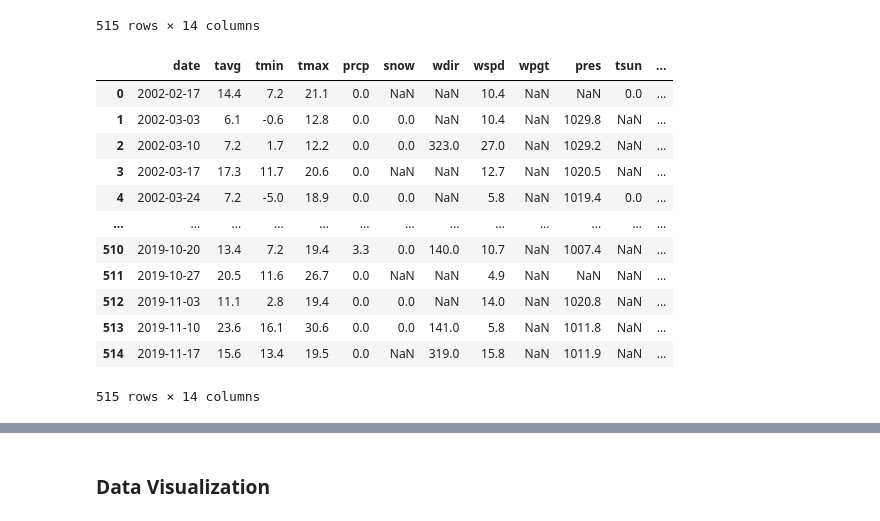
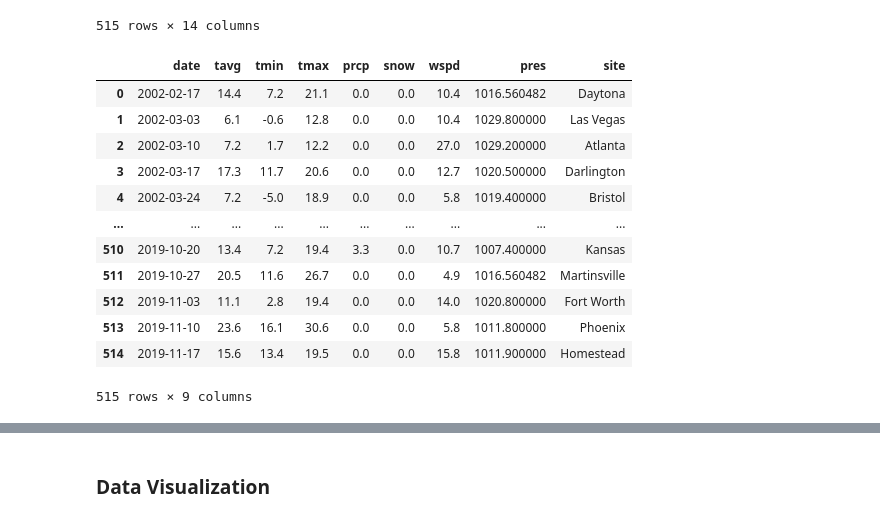
Before and after one commit to Sam-Gresh/STAT-4185-Final, a Jupyter notebook: project.ipynb, the cells around one changed output, grey strips where cells are left out. Saved outputs shown, nothing was run; the diff lists cells and outputs as text; code cells hidden in the pictures.

```diff
--- a/project.ipynb
+++ b/project.ipynb
@@ -290,24 +301,30 @@ weather
 515 rows × 14 columns
 # %%
 clean_weather = weather.copy()
-numerics = ['tavg', 'tmin', 'prcp', 'snow', 'wdir', 'wspd', "wpgt", "pres", "tsun"]
+clean_weather.drop(columns=["wpgt", "tsun", "wdir", "station", "index"], inplace=True)
+numerics = ['tavg', 'tmin', 'prcp', 'snow', 'wspd', "pres"]
 for col in numerics:
     clean_weather[col] = pd.to_numeric(clean_weather[col])
+
+
 clean_weather["prcp"].fillna(value=0.0, inplace=True)
+clean_weather["snow"].fillna(value=0.0, inplace=True)
+clean_weather["pres"].fillna(value=clean_weather["pres"].mean(), inplace=True)
 clean_weather.rename(columns={"time" : "date"}, inplace=True)
 clean_weather["date"] = pd.to_datetime(clean_weather["date"])
+clean_weather.to_csv("clean_weather.csv")
 clean_weather
 # %% [output]
-|  | date | tavg | tmin | tmax | prcp | snow | wdir | wspd | wpgt | pres | tsun | ... |
-| 0 | 2002-02-17 | 14.4 | 7.2 | 21.1 | 0.0 | NaN | NaN | 10.4 | NaN | NaN | 0.0 | ... |
-| 1 | 2002-03-03 | 6.1 | -0.6 | 12.8 | 0.0 | 0.0 | NaN | 10.4 | NaN | 1029.8 | NaN | ... |
-| 2 | 2002-03-10 | 7.2 | 1.7 | 12.2 | 0.0 | 0.0 | 323.0 | 27.0 | NaN | 1029.2 | NaN | ... |
-| 3 | 2002-03-17 | 17.3 | 11.7 | 20.6 | 0.0 | NaN | NaN | 12.7 | NaN | 1020.5 | NaN | ... |
-| 4 | 2002-03-24 | 7.2 | -5.0 | 18.9 | 0.0 | 0.0 | NaN | 5.8 | NaN | 1019.4 | 0.0 | ... |
-| ... | ... | ... | ... | ... | ... | ... | ... | ... | ... | ... | ... | ... |
-| 510 | 2019-10-20 | 13.4 | 7.2 | 19.4 | 3.3 | 0.0 | 140.0 | 10.7 | NaN | 1007.4 | NaN | ... |
-| 511 | 2019-10-27 | 20.5 | 11.6 | 26.7 | 0.0 | NaN | NaN | 4.9 | NaN | NaN | NaN | ... |
-| 512 | 2019-11-03 | 11.1 | 2.8 | 19.4 | 0.0 | 0.0 | NaN | 14.0 | NaN | 1020.8 | NaN | ... |
-| 513 | 2019-11-10 | 23.6 | 16.1 | 30.6 | 0.0 | 0.0 | 141.0 | 5.8 | NaN | 1011.8 | NaN | ... |
-| 514 | 2019-11-17 | 15.6 | 13.4 | 19.5 | 0.0 | NaN | 319.0 | 15.8 | NaN | 1011.9 | NaN | ... |
+|  | date | tavg | tmin | tmax | prcp | snow | wspd | pres | site |
+| 0 | 2002-02-17 | 14.4 | 7.2 | 21.1 | 0.0 | 0.0 | 10.4 | 1016.560482 | Daytona |
+| 1 | 2002-03-03 | 6.1 | -0.6 | 12.8 | 0.0 | 0.0 | 10.4 | 1029.800000 | Las Vegas |
+| 2 | 2002-03-10 | 7.2 | 1.7 | 12.2 | 0.0 | 0.0 | 27.0 | 1029.200000 | Atlanta |
+| 3 | 2002-03-17 | 17.3 | 11.7 | 20.6 | 0.0 | 0.0 | 12.7 | 1020.500000 | Darlington |
+| 4 | 2002-03-24 | 7.2 | -5.0 | 18.9 | 0.0 | 0.0 | 5.8 | 1019.400000 | Bristol |
+| ... | ... | ... | ... | ... | ... | ... | ... | ... | ... |
+| 510 | 2019-10-20 | 13.4 | 7.2 | 19.4 | 3.3 | 0.0 | 10.7 | 1007.400000 | Kansas |
+| 511 | 2019-10-27 | 20.5 | 11.6 | 26.7 | 0.0 | 0.0 | 4.9 | 1016.560482 | Martinsville |
+| 512 | 2019-11-03 | 11.1 | 2.8 | 19.4 | 0.0 | 0.0 | 14.0 | 1020.800000 | Fort Worth |
+| 513 | 2019-11-10 | 23.6 | 16.1 | 30.6 | 0.0 | 0.0 | 5.8 | 1011.800000 | Phoenix |
+| 514 | 2019-11-17 | 15.6 | 13.4 | 19.5 | 0.0 | 0.0 | 15.8 | 1011.900000 | Homestead |
-515 rows × 14 columns
+515 rows × 9 columns
```
Also changed, not shown: parts of 17 cells of this notebook, 1 other file.
